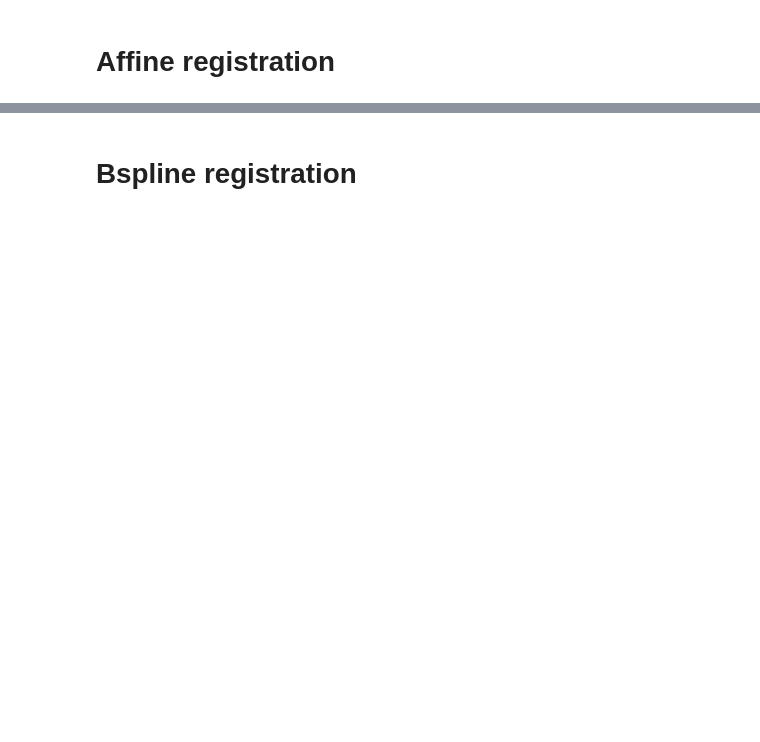
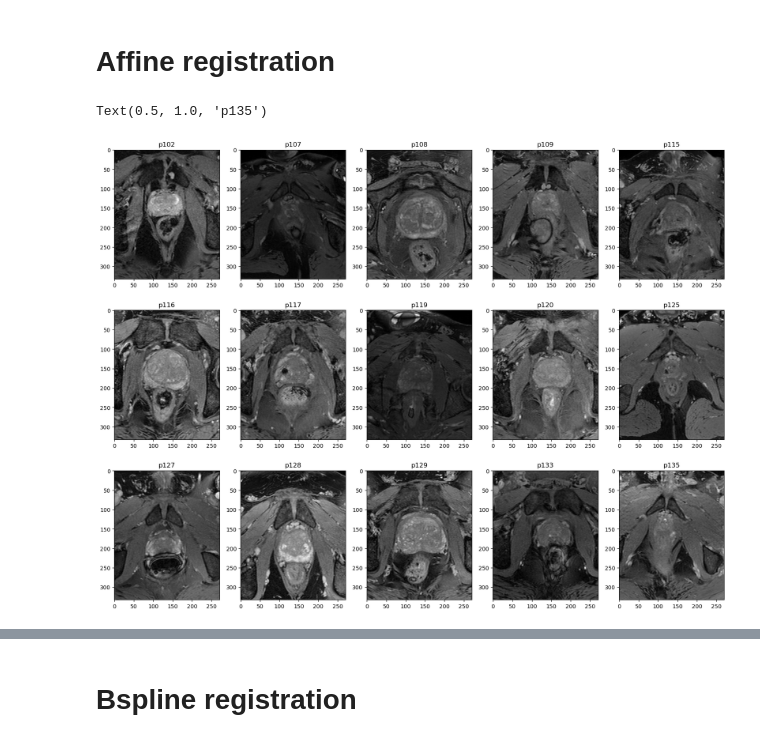
Before and after one commit to reitxel/CapitaSelectaTUe, a Jupyter notebook: Project CS.ipynb, the cells around one changed output, grey strips where cells are left out. Saved outputs shown, nothing was run; the diff lists cells and outputs as text; code cells hidden in the pictures; blank space fills up the shorter version.

```diff
--- a/Project CS.ipynb
+++ b/Project CS.ipynb
@@ -20,4 +21,57 @@ if os.path.exists('results1') is False:
 el = elastix.ElastixInterface(elastix_path=ELASTIX_PATH)
 # %% [markdown]
 # Affine registration
+# %%
+p102 = imageio.v2.imread('C:/Users/raque/OneDrive/Escritorio/UU/capita_selecta_medical_tue/TrainingData/p102/mr_bffe.mhd')[40,:,:]
+p107 = imageio.v2.imread('C:/Users/raque/OneDrive/Escritorio/UU/capita_selecta_medical_tue/TrainingData/p107/mr_bffe.mhd')[40,:,:]
+p108 = imageio.v2.imread('C:/Users/raque/OneDrive/Escritorio/UU/capita_selecta_medical_tue/TrainingData/p108/mr_bffe.mhd')[40,:,:]
+p109 = imageio.v2.imread('C:/Users/raque/OneDrive/Escritorio/UU/capita_selecta_medical_tue/TrainingData/p109/mr_bffe.mhd')[40,:,:]
+p115 = imageio.v2.imread('C:/Users/raque/OneDrive/Escritorio/UU/capita_selecta_medical_tue/TrainingData/p115/mr_bffe.mhd')[40,:,:]
+p116 = imageio.v2.imread('C:/Users/raque/OneDrive/Escritorio/UU/capita_selecta_medical_tue/TrainingData/p116/mr_bffe.mhd')[40,:,:]
+p117 = imageio.v2.imread('C:/Users/raque/OneDrive/Escritorio/UU/capita_selecta_medical_tue/TrainingData/p117/mr_bffe.mhd')[40,:,:]
+p119 = imageio.v2.imread('C:/Users/raque/OneDrive/Escritorio/UU/capita_selecta_medical_tue/TrainingData/p119/mr_bffe.mhd')[40,:,:]
+p120 = imageio.v2.imread('C:/Users/raque/OneDrive/Escritorio/UU/capita_selecta_medical_tue/TrainingData/p120/mr_bffe.mhd')[40,:,:]
+p125 = imageio.v2.imread('C:/Users/raque/OneDrive/Escritorio/UU/capita_selecta_medical_tue/TrainingData/p125/mr_bffe.mhd')[40,:,:]
+p127 = imageio.v2.imread('C:/Users/raque/OneDrive/Escritorio/UU/capita_selecta_medical_tue/TrainingData/p127/mr_bffe.mhd')[40,:,:]
+p128 = imageio.v2.imread('C:/Users/raque/OneDrive/Escritorio/UU/capita_selecta_medical_tue/TrainingData/p128/mr_bffe.mhd')[40,:,:]
+p129 = imageio.v2.imread('C:/Users/raque/OneDrive/Escritorio/UU/capita_selecta_medical_tue/TrainingData/p129/mr_bffe.mhd')[40,:,:]
+p133 = imageio.v2.imread('C:/Users/raque/OneDrive/Escritorio/UU/capita_selecta_medical_tue/TrainingData/p133/mr_bffe.mhd')[40,:,:]
+p135 = imageio.v2.imread('C:/Users/raque/OneDrive/Escritorio/UU/capita_selecta_medical_tue/TrainingData/p135/mr_bffe.mhd')[40,:,:]
+
+fig, ax = plt.subplots(3, 5, figsize=(20, 15))
+ax[0,0].imshow(p102, cmap='gray')
+ax[0,0].set_title('p102')
+ax[0,1].imshow(p107, cmap='gray')
+ax[0,1].set_title('p107')
+ax[0,2].imshow(p108, cmap='gray')
+ax[0,2].set_title('p108')
+ax[0,3].imshow(p109, cmap='gray')
+ax[0,3].set_title('p109')
+ax[0,4].imshow(p115, cmap='gray')
+ax[0,4].set_title('p115')
+
+ax[1,0].imshow(p116, cmap='gray')
+ax[1,0].set_title('p116')
+ax[1,1].imshow(p117, cmap='gray')
+ax[1,1].set_title('p117')
+ax[1,2].imshow(p119, cmap='gray')
+ax[1,2].set_title('p119')
+ax[1,3].imshow(p120, cmap='gray')
+ax[1,3].set_title('p120')
+ax[1,4].imshow(p125, cmap='gray')
+ax[1,4].set_title('p125')
+
+ax[2,0].imshow(p127, cmap='gray')
+ax[2,0].set_title('p127')
+ax[2,1].imshow(p128, cmap='gray')
+ax[2,1].set_title('p128')
+ax[2,2].imshow(p129, cmap='gray')
+ax[2,2].set_title('p129')
+ax[2,3].imshow(p133, cmap='gray')
+ax[2,3].set_title('p133')
+ax[2,4].imshow(p135, cmap='gray')
+ax[2,4].set_title('p135')
+# %% [output]
+Text(0.5, 1.0, 'p135')
+[figure, added]
 # %%
```
Also changed, not shown: parts of 17 cells of this notebook.
